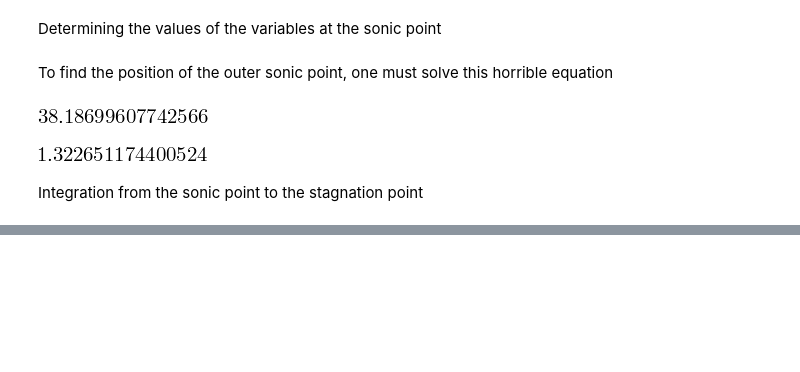
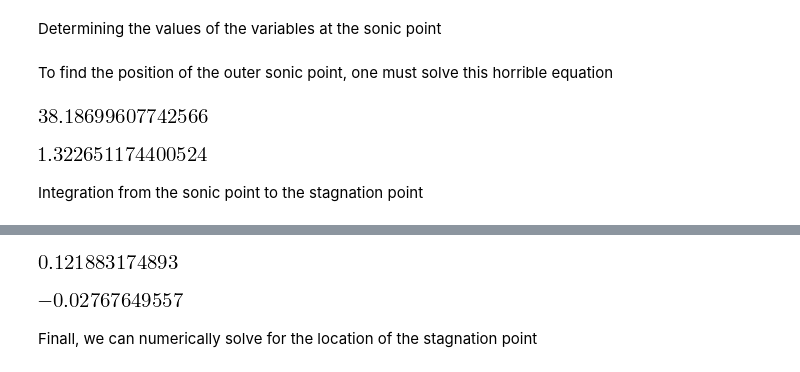
Before and after one commit to bolverk/generalised_bondi, a Jupyter notebook: generalised_bondi_point_mass.ipynb, the cells around one changed output, grey strips where cells are left out. Cells and saved outputs as stored; diff of their text form; code cells hidden in the pictures; blank space fills up the shorter version.

Commit message:
add calculation of the stagnation point using numerical root finding

```diff
--- a/generalised_bondi_point_mass.ipynb
+++ b/generalised_bondi_point_mass.ipynb
@@ -535,0 +540,21 @@ pylab.plot(x_list ,y_list.T[0])
+# %%
+def calc_stagnation_derivative_difference(gamma_val, eta_val, rst_val, verbose=False):
+    if verbose:
+        print('called with', rst_val)
+    x_outer, y_outer = integrate_outer(gamma_val, eta_val, rst_val)
+    x_inner, y_inner = integrate_inner(gamma_val, eta_val, rst_val)
+    m_outer = y_outer.T[0]
+    m_inner = y_inner.T[0]
+    deriv_outer = (m_outer[-1]-m_outer[-2])/(x_outer[-1] - x_outer[-2])
+    deriv_inner = (m_inner[-1]-m_inner[-2])/(x_inner[-1] - x_inner[-2])
+    return deriv_outer - deriv_inner
+
+calc_stagnation_derivative_difference(4./3., 2.9, 9.1)
+# %% [output]
+[figure, added]
+# %%
+calc_stagnation_derivative_difference(4./3., 2.9, 3.9)
+# %% [output]
+[figure, added]
+# %% [markdown]
+Finall, we can numerically solve for the location of the stagnation point
```
Also changed, not shown: parts of 3 cells of this notebook.
